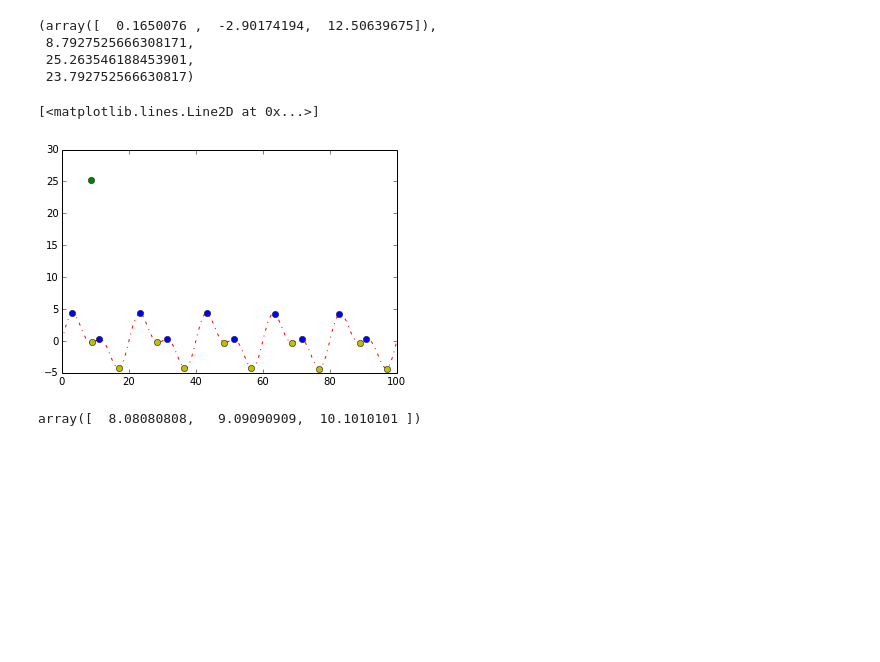
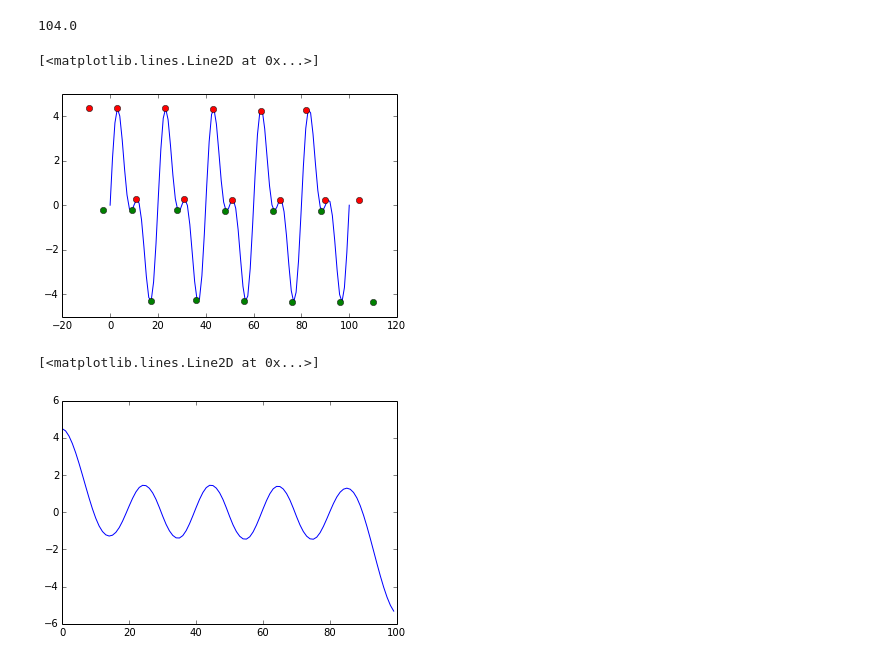
Before and after one commit to nabobalis/pyhht, a Jupyter notebook: experimental_code/Enevelope fitting .ipynb, the cells around one changed output. Saved outputs shown, nothing was run; the diff lists cells and outputs as text; code cells hidden in the pictures; blank space fills up the shorter version.

```diff
--- a/experimental_code/Enevelope fitting .ipynb
+++ b/experimental_code/Enevelope fitting .ipynb
@@ -28,24 +34,35 @@ max_env = max_env.nonzero()[0]
-# %%
-p = np.polyfit(basis[min_env[0]-1:min_env[0]+2],data[min_env[0]-1:min_env[0]+2], deg=2)
-tp = -(p[1]/(2*p[0]))
-yp = (-p[1]/2)*tp + p[-1]
-t = min_env[1]
--2 +tp
-p, tp, yp, t
-# %% [output]
-(array([  0.1650076 ,  -2.90174194,  12.50639675]),
- 8.7927525666308171,
- 25.263546188453901,
- 23.792752566630817)
-# %%
-plt.plot(basis,data, 'r-.')
-plt.plot(basis[min_env],data[min_env],'yo')
-plt.plot(basis[max_env],data[max_env],'bo')
-plt.plot(tp,yp,'go')
-# %% [output]
-[<matplotlib.lines.Line2D at 0x...>]
-[figure, removed]
+# %%
+## Extend the envelope locations and the signal
+ex_max_env = np.append(-1*min_env[0], max_env)
+ex_max_env = np.append(ex_max_env, (basis[-1] - min_env[-1]) + basis[-1])
+ex_min_env = np.append(-1*max_env[0], min_env)
+ex_min_env = np.append(ex_min_env, (basis[-1] - max_env[-1]) + basis[-1])
+
+signal_min = signals[min_env,0]
+signal_max = signals[max_env,0]
+
+sig_min = np.append(signal_min[0],signal_min)
+sig_min = np.append(sig_min, signal_min[-1])
+sig_max = np.append(signal_max[0],signal_max)
+sig_max = np.append(sig_max,signal_max[-1])
 # %%
-basis[min_env[0]-1:min_env[0]+2]
+basis[-1] - min_env[-1] +  basis[-1]
 # %% [output]
-array([  8.08080808,   9.09090909,  10.1010101 ])
+104.0
+# %%
+plt.plot(basis,data)
+plt.plot(ex_min_env,sig_min,'go')
+plt.plot(ex_max_env,sig_max,'ro')
+# %% [output]
+[<matplotlib.lines.Line2D at 0x...>]
+[figure, added]
+# %%
+## NEW WAY
+t = interpolate.splrep(ex_min_env, sig_min,k=order_min, per=inter_per)
+top = interpolate.splev(np.arange(len(signals[:,0])), t)
+b = interpolate.splrep(ex_max_env, sig_max, k=order_max, per=inter_per)
+bot = interpolate.splev(np.arange(len(signals[:,0])), b)
+plt.plot((top+bot)/2)
+# %% [output]
+[<matplotlib.lines.Line2D at 0x...>]
+[figure, added]
```
Also changed, not shown: parts of 3 cells of this notebook, 6 other files.
